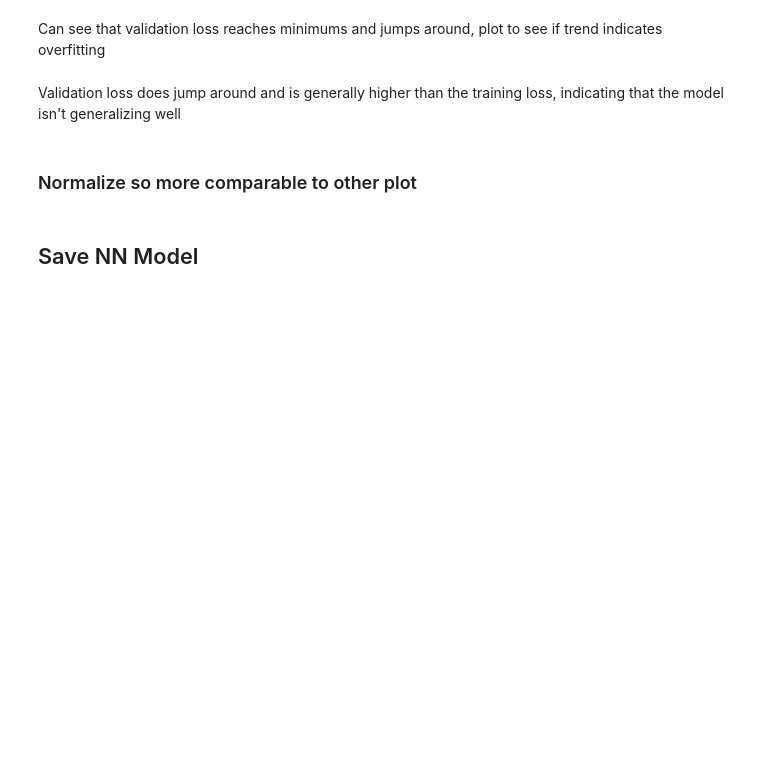
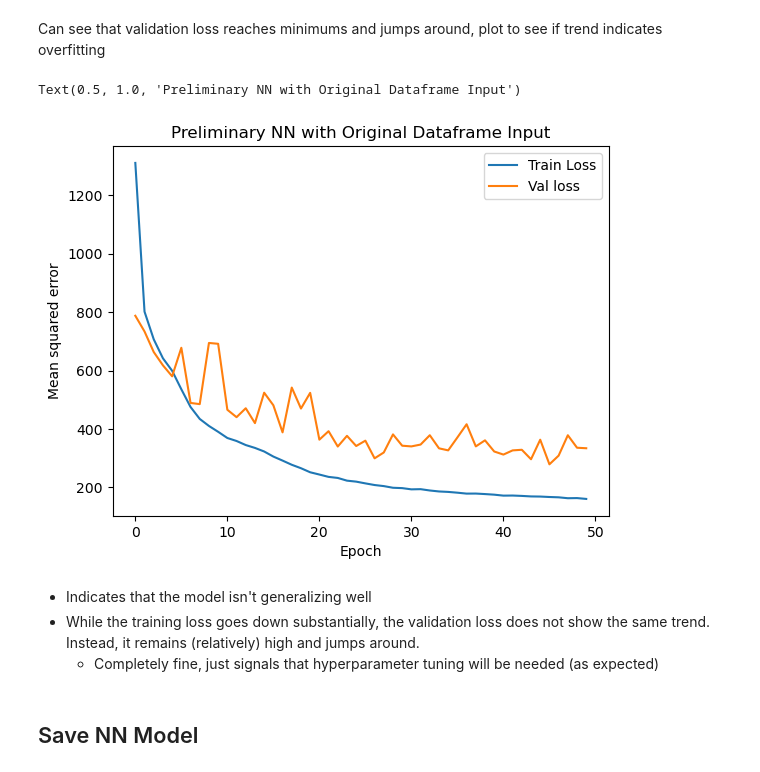
Before and after one commit to juliasimpson97/MLEE-final-project, a Jupyter notebook: models/NN.ipynb, the cells around one changed output. Saved outputs shown, nothing was run; the diff lists cells and outputs as text; code cells hidden in the pictures; blank space fills up the shorter version.

```diff
--- a/models/NN.ipynb
+++ b/models/NN.ipynb
@@ -122,7 +114,7 @@ y_train_df.shape[1]
 # %%
 NN_model = Sequential()
 
-NN_model.add(Dense(n_neuron, name='hidden_layer_1', activation=activation,input_shape=(X_train.shape[1],))) #  the 1st hidden layer
+NN_model.add(Dense(n_neuron, name='hidden_layer_1', activation=activation,input_shape=(X_train_df.shape[1],))) #  the 1st hidden layer
 NN_model.add(Dense(n_neuron, name='hidden_layer_2', activation=activation)) # the 2nd hidden layer
 NN_model.add(Dense(n_neuron, name='hidden_layer_3', activation=activation)) # the 3rd hidden layer
 NN_model.add(Dense(1, name='output_layer', activation='linear')) # the output layer
@@ -135,7 +148,7 @@ NN_model.summary()
 early_stop = keras.callbacks.EarlyStopping(monitor='val_loss', patience=20)
 
 
-history = NN_model.fit(X_train_original, y_train_original,
+history = NN_model.fit(X_train_df, y_train_df,
                             batch_size      = minibatch_size,
                             epochs          = num_epochs,
                             validation_split= 0.2,
@@ -147,7 +178,11 @@ history = NN_model.fit(X_train_original, y_train_original,
 Can see that validation loss reaches minimums and jumps around, plot to see if trend indicates overfitting
 # %%
 model_utils.plot_history(history)
+plt.title('Preliminary NN with Original Dataframe Input')
+# %% [output]
+Text(0.5, 1.0, 'Preliminary NN with Original Dataframe Input')
+[figure, added]
 # %% [markdown]
-Validation loss does jump around and is generally higher than the training loss, indicating that the model isn't generalizing well
+- Indicates that the model isn't generalizing well
+- While the training loss goes down substantially, the validation loss does not show the same trend. Instead, it remains (relatively) high and jumps around.
+    - Completely fine, just signals that hyperparameter tuning will be needed (as expected)
-# %% [markdown]
-### Normalize so more comparable to other plot
```
Also changed, not shown: parts of 102 cells of this notebook.
